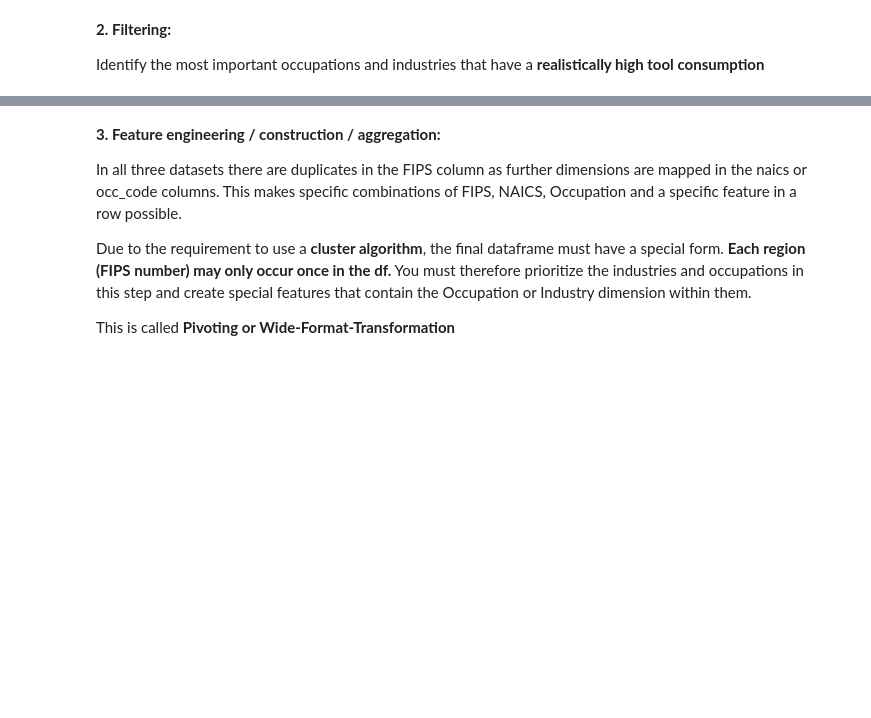
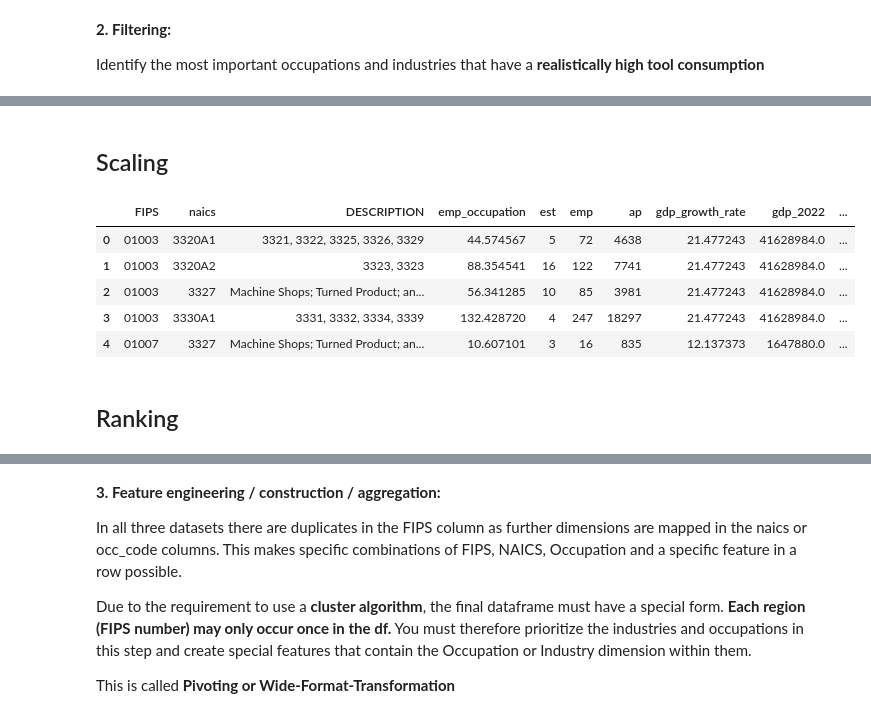
Before and after one commit to dkkdark/Data-Driven-Modeling-WS24-25, a Jupyter notebook: notebooks/data_preparation.ipynb, the cells around one changed output, grey strips where cells are left out. Cells and saved outputs as stored; diff of their text form; code cells hidden in the pictures; blank space fills up the shorter version.

```diff
--- a/notebooks/data_preparation.ipynb
+++ b/notebooks/data_preparation.ipynb
@@ -303,0 +318,20 @@ Identify the most important occupations and industries that have a **realistical
+# %% [markdown]
+## Scaling
+# %%
+mm_scaler = MinMaxScaler()
+df_final = final_table.copy()
+
+columns_to_scale = ['gdp_2022', 'gdp_growth_rate', 'emp_occupation']
+scaled_columns = [col + '_scaled' for col in columns_to_scale]
+df_final[scaled_columns] = mm_scaler.fit_transform(df_final[columns_to_scale])
+
+df_final.head()
+# %% [output]
+|  | FIPS | naics | DESCRIPTION | emp_occupation | est | emp | ap | gdp_growth_rate | gdp_2022 | ... |
+| 0 | 01003 | 3320A1 | 3321, 3322, 3325, 3326, 3329 | 44.574567 | 5 | 72 | 4638 | 21.477243 | 41628984.0 | ... |
+| 1 | 01003 | 3320A2 | 3323, 3323 | 88.354541 | 16 | 122 | 7741 | 21.477243 | 41628984.0 | ... |
+| 2 | 01003 | 3327 | Machine Shops; Turned Product; an... | 56.341285 | 10 | 85 | 3981 | 21.477243 | 41628984.0 | ... |
+| 3 | 01003 | 3330A1 | 3331, 3332, 3334, 3339 | 132.428720 | 4 | 247 | 18297 | 21.477243 | 41628984.0 | ... |
+| 4 | 01007 | 3327 | Machine Shops; Turned Product; an... | 10.607101 | 3 | 16 | 835 | 12.137373 | 1647880.0 | ... |
+# %% [markdown]
+## Ranking
```
Also changed, not shown: parts of 15 cells of this notebook.
